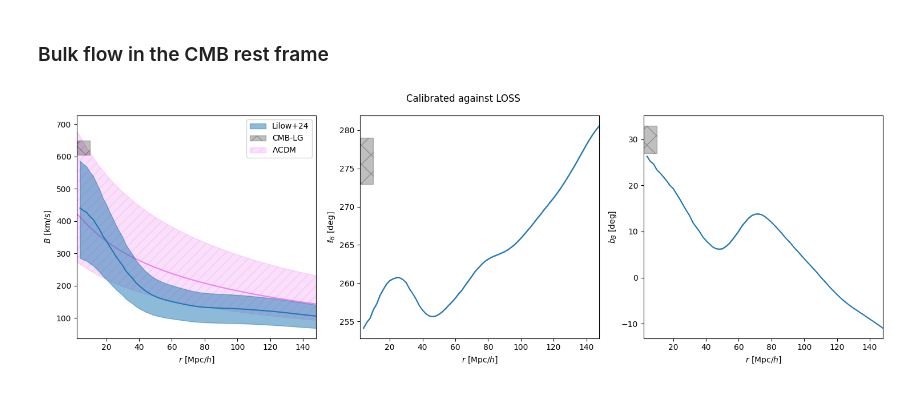
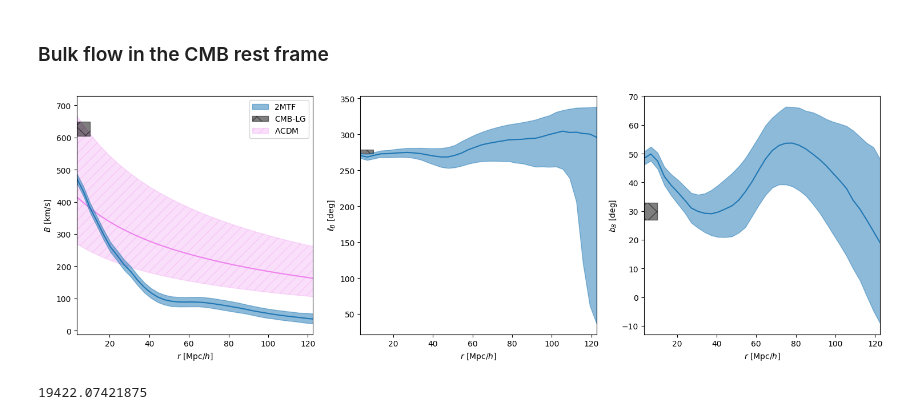
Before and after one commit to Richard-Sti/csiborgtools_public, a Jupyter notebook: notebooks/flow/reconstruction_comparison.ipynb, the cells around one changed output. Saved outputs shown, nothing was run; the diff lists cells and outputs as text; code cells hidden in the pictures.

```diff
--- a/notebooks/flow/reconstruction_comparison.ipynb
+++ b/notebooks/flow/reconstruction_comparison.ipynb
@@ -247,46 +322,52 @@ for catalogue in catalogues:
 # %% [markdown]
 ### Bulk flow in the CMB rest frame
-# %%
-sim = "Lilow2024"
-catalogue = "LOSS"
-
-r, B = get_bulkflow(sim, catalogue, convert_to_galactic=True, simulation_only=True)
 # %%
+sim = "csiborg2X"
+catalogues = ["2MTF"]
+
+
 fig, axs = plt.subplots(1, 3, figsize=(15, 5), sharex=True)
 cols = plt.rcParams['axes.prop_cycle'].by_key()['color']
-fig.suptitle(f"Calibrated against {catalogue}")
+# fig.suptitle(f"Calibrated against {catalogue}")
 
-c = cols[0]
-for n in range(3):
-    ylow, ymed, yhigh = np.percentile(B[..., n], [16, 50, 84], axis=-1)
-    axs[n].plot(r, ymed, color=c)
-    axs[n].fill_between(r, ylow, yhigh, alpha=0.5, color=c, label=simname_to_pretty(sim))
+for i, catalogue in enumerate(catalogues):
+    r, B = get_bulkflow(sim, catalogue, sample_beta=False, convert_to_galactic=True,
+                        weight_simulations=True)
+    c = cols[i]
+    for n in range(3):
+        ylow, ymed, yhigh = np.percentile(B[..., n], [16, 50, 84], axis=-1)
+        axs[n].plot(r, ymed, color=c)
+        axs[n].fill_between(r, ylow, yhigh, alpha=0.5, color=c, label=catalogue)
 
 
 # CMB-LG velocity
-axs[0].fill_between([r.min(), 10.], [627 - 22, 627 - 22], [627 + 22, 627 + 22], color='black', alpha=0.25, zorder=0.5, label="CMB-LG", hatch="x")
-axs[1].fill_between([r.min(), 10.], [276 - 3, 276 - 3], [276 + 3, 276 + 3], color='black', alpha=0.25, zorder=0.5, hatch="x")
-axs[2].fill_between([r.min(), 10.], [30 - 3, 30 - 3], [30 + 3, 30 + 3], color='black', alpha=0.25, zorder=0.5, hatch="x")
+axs[0].fill_between([r.min(), 10.], [627 - 22, 627 - 22], [627 + 22, 627 + 22], color='black', alpha=0.5, zorder=0.5, label="CMB-LG", hatch="x")
+axs[1].fill_between([r.min(), 10.], [276 - 3, 276 - 3], [276 + 3, 276 + 3], color='black', alpha=0.5, zorder=0.5, hatch="x")
+axs[2].fill_between([r.min(), 10.], [30 - 3, 30 - 3], [30 + 3, 30 + 3], color='black', alpha=0.5, zorder=0.5, hatch="x")
 
 # LCDM expectation
 Rs,mean,std,mode,p05,p16,p84,p95 = np.load("/mnt/users/rstiskalek/csiborgtools/data/BulkFlowPlot.npy")
 m = Rs < 175
 axs[0].plot(Rs[m], mode[m], color="violet", zorder=0)
 axs[0].fill_between(Rs[m], p16[m], p84[m], alpha=0.25, color="violet",
                     zorder=0, hatch='//', label=r"$\Lambda\mathrm{CDM}$")
 
 for n in range(3):
     axs[n].set_xlabel(r"$r ~ [\mathrm{Mpc} / h]$")
 
 axs[0].legend()
 axs[0].set_ylabel(r"$B ~ [\mathrm{km} / \mathrm{s}]$")
 axs[1].set_ylabel(r"$\ell_B ~ [\mathrm{deg}]$")
 axs[2].set_ylabel(r"$b_B ~ [\mathrm{deg}]$")
 
 axs[0].set_xlim(r.min(), r.max())
 
 fig.tight_layout()
 fig.savefig(f"../../plots/bulkflow_{sim}_{catalogue}.png", dpi=450)
 fig.show()
 # %% [output]
-[figure, old version]
+[figure, new version]
+# %%
+get_gof("BIC", "csiborg2X", "2MTF", sample_beta=False)
+# %% [output]
+19422.07421875
```
Also changed, not shown: parts of 10 cells of this notebook.
